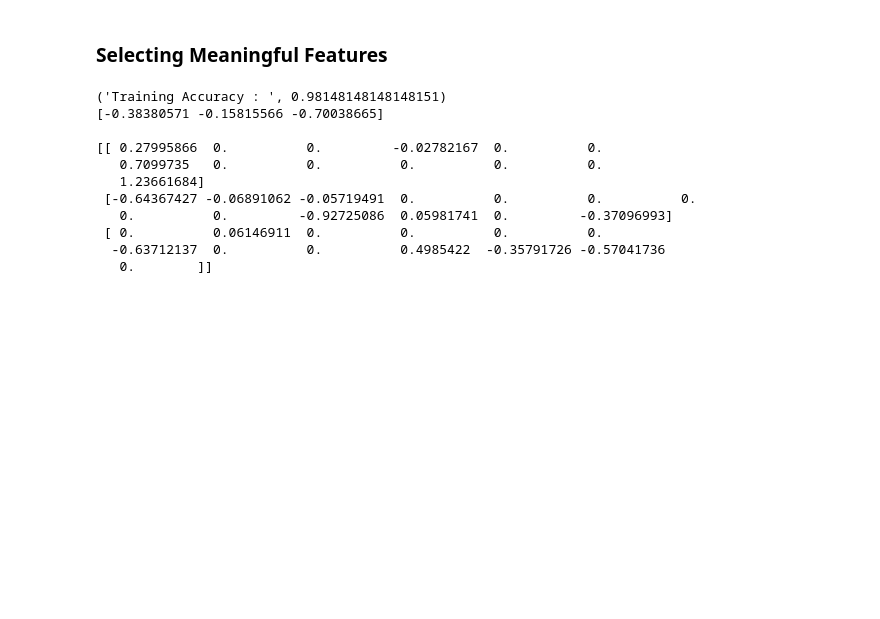
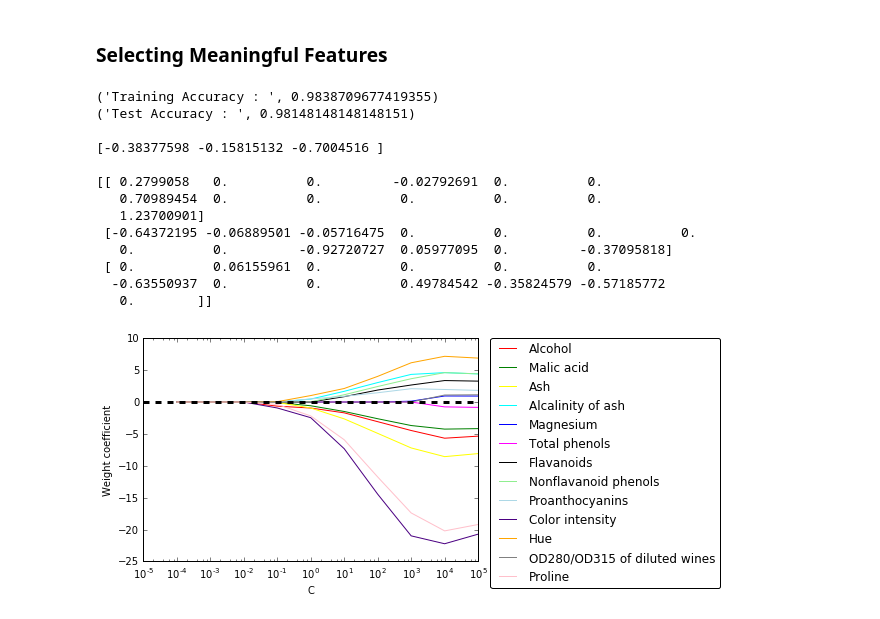
Before and after one commit to abhikbanerjee/MachineLearning, a Jupyter notebook: Python_Machine_Learning/src/CH04_Data_Preprocessing_SKLearn.ipynb, the cells around one changed output. Cells and saved outputs as stored; diff of their text form; code cells hidden in the pictures; blank space fills up the shorter version.

Commit message:
regularization parameter changes on weights trained from a LR model

```diff
--- a/Python_Machine_Learning/src/CH04_Data_Preprocessing_SKLearn.ipynb
+++ b/Python_Machine_Learning/src/CH04_Data_Preprocessing_SKLearn.ipynb
@@ -255,20 +255,52 @@ print X_test_std[:4,:2]
 from sklearn.linear_model import LogisticRegression
 lr = LogisticRegression(penalty='l1', C=0.1)
 lr.fit(X_train_std,y_train)
-print('Training Accuracy : ', lr.score(X_test_std, y_test))
-print('Training Accuracy : ', lr.score(X_test_std, y_test))
+print('Training Accuracy : ', lr.score(X_train_std, y_train))
+print('Test Accuracy : ', lr.score(X_test_std, y_test))
+print ''
 print lr.intercept_
 print ''
 print lr.coef_
 # %% [output]
-('Training Accuracy : ', 0.98148148148148151)
-[-0.38380571 -0.15815566 -0.70038665]
+('Training Accuracy : ', 0.9838709677419355)
+('Test Accuracy : ', 0.98148148148148151)
 
-[[ 0.27995866  0.          0.         -0.02782167  0.          0.
-   0.7099735   0.          0.          0.          0.          0.
-   1.23661684]
- [-0.64367427 -0.06891062 -0.05719491  0.          0.          0.          0.
-   0.          0.         -0.92725086  0.05981741  0.         -0.37096993]
- [ 0.          0.06146911  0.          0.          0.          0.
-  -0.63712137  0.          0.          0.4985422  -0.35791726 -0.57041736
+[-0.38377598 -0.15815132 -0.7004516 ]
+
+[[ 0.2799058   0.          0.         -0.02792691  0.          0.
+   0.70989454  0.          0.          0.          0.          0.
+   1.23700901]
+ [-0.64372195 -0.06889501 -0.05716475  0.          0.          0.          0.
+   0.          0.         -0.92720727  0.05977095  0.         -0.37095818]
+ [ 0.          0.06155961  0.          0.          0.          0.
+  -0.63550937  0.          0.          0.49784542 -0.35824579 -0.57185772
    0.        ]]
+# %%
+# We can see as the regularization parameter lambda increases or the reciprocal C reduces the weights move to
+
+%matplotlib inline
+import matplotlib.pyplot as plt
+fig = plt.figure()
+ax = plt.subplot(111)
+colors = ['red','green','yellow', 'cyan', 'blue', 'magenta', 'black', 'lightgreen',
+          'lightblue', 'indigo','orange', 'gray', 'pink']
+weights, params = [] , []
+for c in np.arange(-4,6):
+    lr = LogisticRegression(C= 10**c, penalty='l1', random_state=0)
+    lr.fit(X_train_std, y_train)
+    weights.append(lr.coef_[1])
+    params.append(10**c)
+weights = np.array(weights)
+for column, color in zip(np.arange(weights.shape[1]), colors):
+    # column +1 is used to exclude the class label column which is column number 1
+    plt.plot(params, weights[:,column], label=df_wine.columns[column+1], color=color)
+plt.axhline(y=0, color='black', linestyle='--', linewidth=3)
+plt.xlim([10**(-5), 10**5])
+plt.ylabel("Weight coefficient")
+plt.xlabel('C')
+plt.xscale('log')
+plt.legend(loc='upper left')
+ax.legend(loc='upper center', bbox_to_anchor=(1.38,1.03), ncol=1, fancybox = True)
+plt.show()
+# %% [output]
+[figure, added]
```
